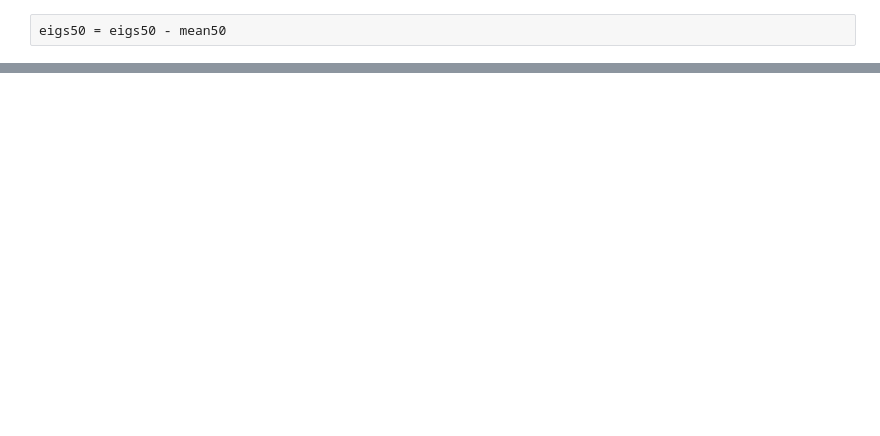
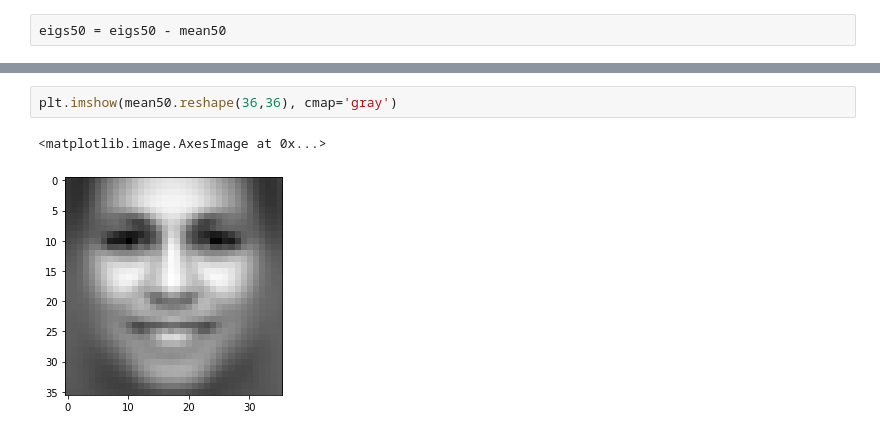
Before and after one commit to mjiang9/cos429project, a Jupyter notebook: Viola-Jones.ipynb, the cells around one changed output, grey strips where cells are left out. Saved outputs shown, nothing was run; the diff lists cells and outputs as text; blank space fills up the shorter version.

```diff
--- a/Viola-Jones.ipynb
+++ b/Viola-Jones.ipynb
@@ -1471,0 +1505,5 @@ time() - t_start
+# %%
+plt.imshow(mean50.reshape(36,36), cmap='gray')
+# %% [output]
+<matplotlib.image.AxesImage at 0x...>
+[figure, added]
```
Also changed, not shown: parts of 45 cells of this notebook.
